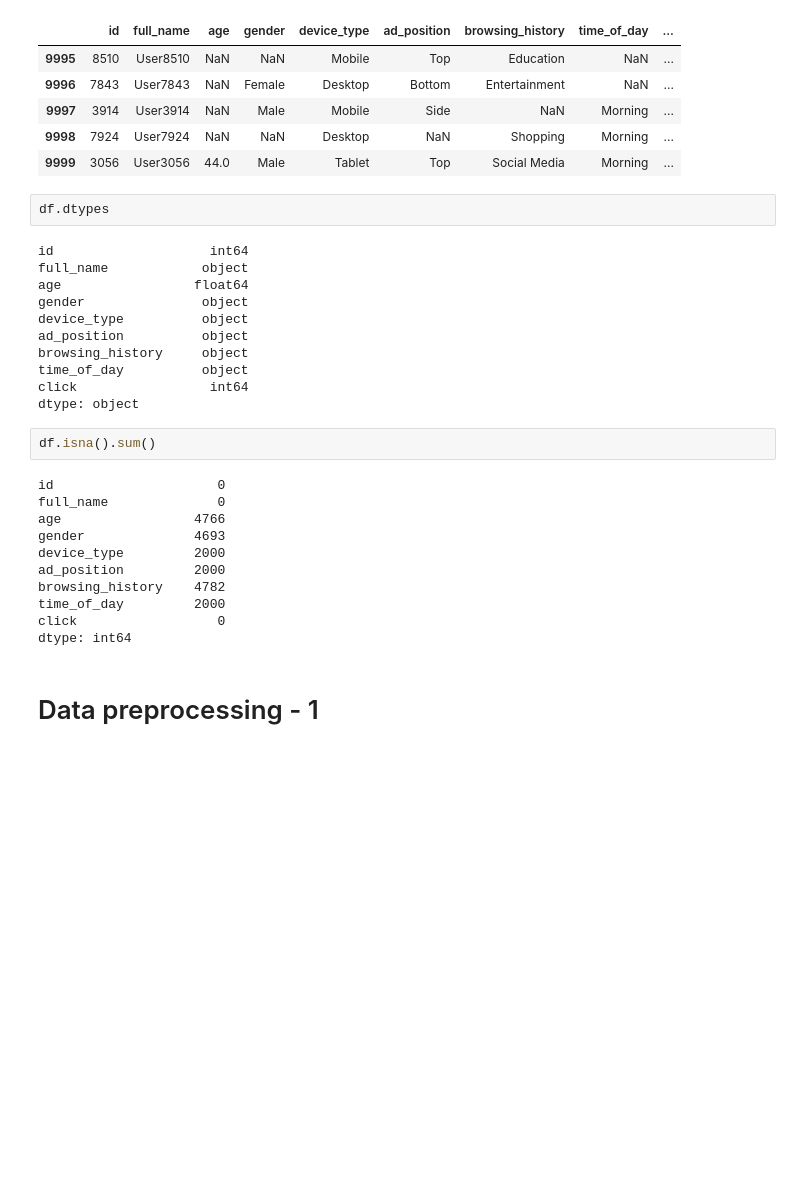
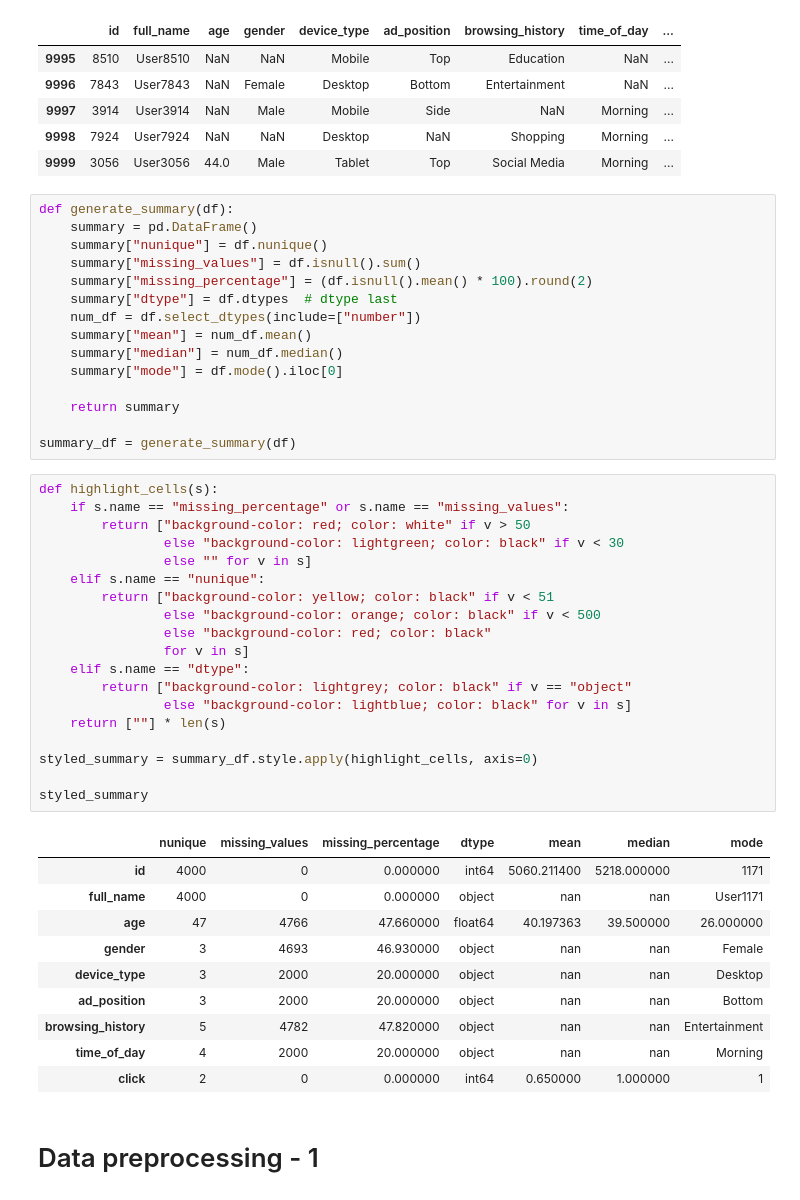
Before and after one commit to Imfavas/adClickPred, a Jupyter notebook: Ad_clickProject(final).ipynb, the cells around one changed output. Saved outputs shown, nothing was run; the diff lists cells and outputs as text; blank space fills up the shorter version.

```diff
--- a/Ad_clickProject(final).ipynb
+++ b/Ad_clickProject(final).ipynb
@@ -35,32 +35,51 @@ df.tail()
 | 9997 | 3914 | User3914 | NaN | Male | Mobile | Side | NaN | Morning | ... |
 | 9998 | 7924 | User7924 | NaN | NaN | Desktop | NaN | Shopping | Morning | ... |
 | 9999 | 3056 | User3056 | 44.0 | Male | Tablet | Top | Social Media | Morning | ... |
-# %%
-df.dtypes
-# %% [output]
-id                    int64
-full_name            object
-age                 float64
-gender               object
-device_type          object
-ad_position          object
-browsing_history     object
-time_of_day          object
-click                 int64
-dtype: object
-# %%
-df.isna().sum()
-# %% [output]
-id                     0
-full_name              0
-age                 4766
-gender              4693
-device_type         2000
-ad_position         2000
-browsing_history    4782
-time_of_day         2000
-click                  0
-dtype: int64
+# %%
+def generate_summary(df):
+    summary = pd.DataFrame()
+    summary["nunique"] = df.nunique()
+    summary["missing_values"] = df.isnull().sum()
+    summary["missing_percentage"] = (df.isnull().mean() * 100).round(2)
+    summary["dtype"] = df.dtypes  # dtype last
+    num_df = df.select_dtypes(include=["number"])
+    summary["mean"] = num_df.mean()
+    summary["median"] = num_df.median()
+    summary["mode"] = df.mode().iloc[0]
+
+    return summary
+
+summary_df = generate_summary(df)
+# %%
+def highlight_cells(s):
+    if s.name == "missing_percentage" or s.name == "missing_values":
+        return ["background-color: red; color: white" if v > 50
+                else "background-color: lightgreen; color: black" if v < 30
+                else "" for v in s]
+    elif s.name == "nunique":
+        return ["background-color: yellow; color: black" if v < 51
+                else "background-color: orange; color: black" if v < 500
+                else "background-color: red; color: black"
+                for v in s]
+    elif s.name == "dtype":
+        return ["background-color: lightgrey; color: black" if v == "object"
+                else "background-color: lightblue; color: black" for v in s]
+    return [""] * len(s)
+
+styled_summary = summary_df.style.apply(highlight_cells, axis=0)
+
+styled_summary
+# %% [output]
+|  | nunique | missing_values | missing_percentage | dtype | mean | median | mode |
+| id | 4000 | 0 | 0.000000 | int64 | 5060.211400 | 5218.000000 | 1171 |
+| full_name | 4000 | 0 | 0.000000 | object | nan | nan | User1171 |
+| age | 47 | 4766 | 47.660000 | float64 | 40.197363 | 39.500000 | 26.000000 |
+| gender | 3 | 4693 | 46.930000 | object | nan | nan | Female |
+| device_type | 3 | 2000 | 20.000000 | object | nan | nan | Desktop |
+| ad_position | 3 | 2000 | 20.000000 | object | nan | nan | Bottom |
+| browsing_history | 5 | 4782 | 47.820000 | object | nan | nan | Entertainment |
+| time_of_day | 4 | 2000 | 20.000000 | object | nan | nan | Morning |
+| click | 2 | 0 | 0.000000 | int64 | 0.650000 | 1.000000 | 1 |
 # %% [markdown]
 # Data preprocessing - 1
 # %%
```
Also changed, not shown: parts of 6 cells of this notebook.
